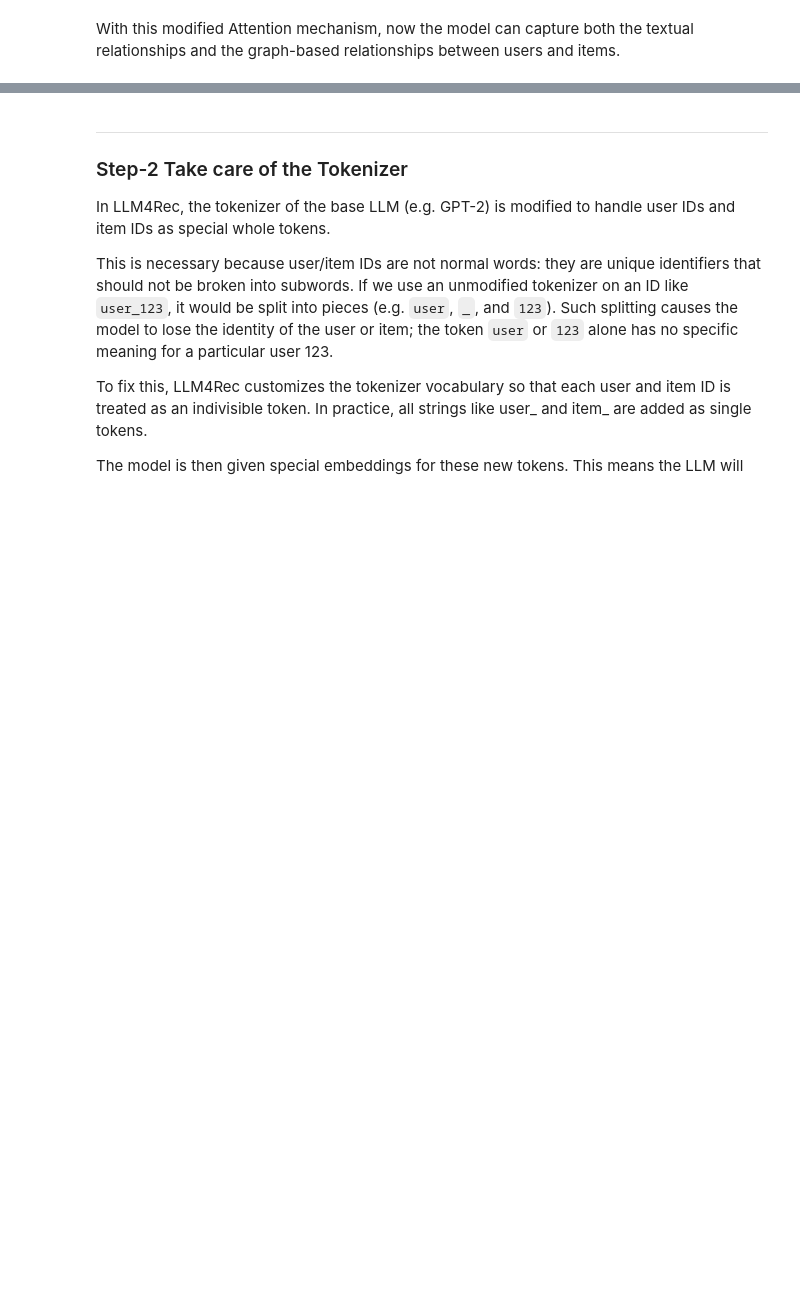
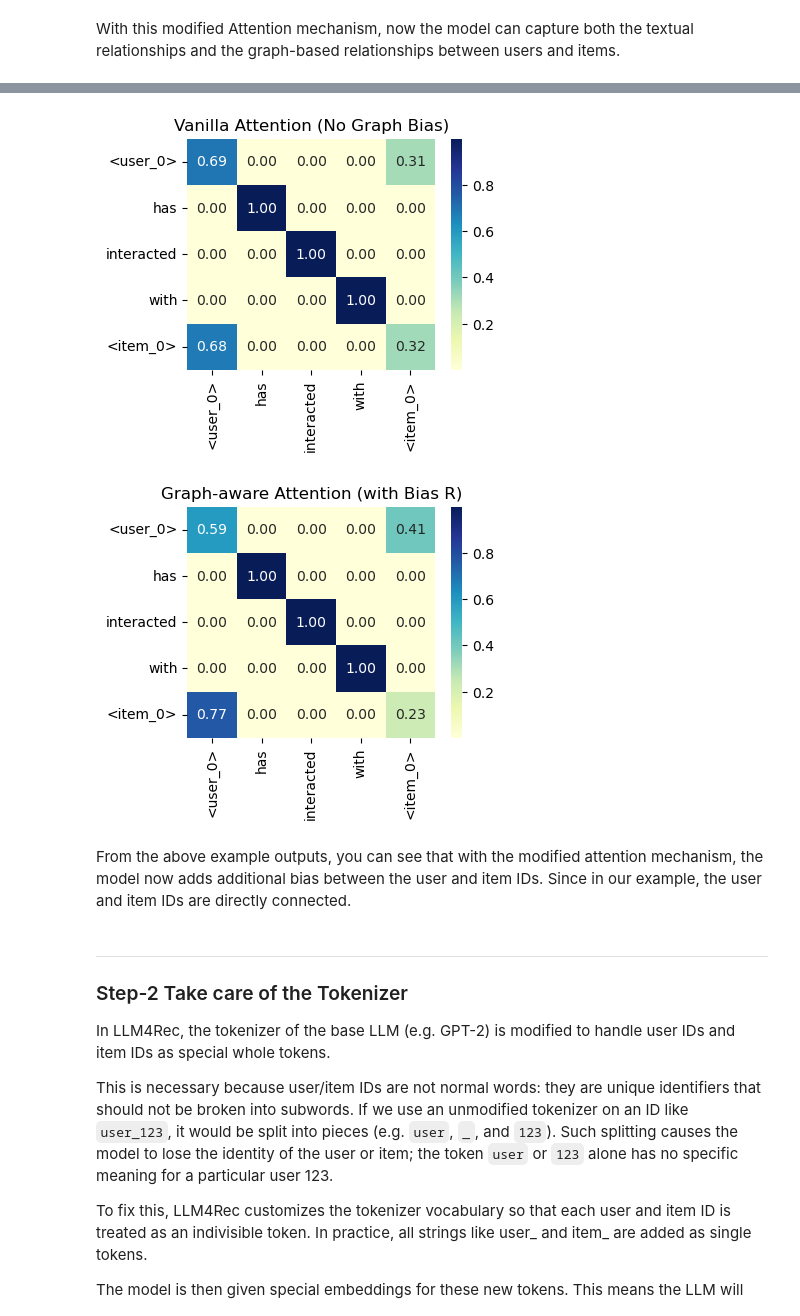
Before and after one commit to UnicornJin/BT4222LLM4Rec, a Jupyter notebook: notebook_materials/BT4222-LLM4Rec.ipynb, the cells around one changed output, grey strips where cells are left out. Cells and saved outputs as stored; diff of their text form; code cells hidden in the pictures; blank space fills up the shorter version.

Commit message:
Example codes for Attention and tokenizer

```diff
--- a/notebook_materials/BT4222-LLM4Rec.ipynb
+++ b/notebook_materials/BT4222-LLM4Rec.ipynb
@@ -150,0 +171,13 @@ TODO: Example code
+# %%
+# Assume now we have a simple sentence that describes an interaction
+tokens = ["<user_0>", "has", "interacted", "with", "<item_0>"]
+vocab_size = len(tokens)
+embed_dim = 16
+# %%
+# NOTE: The following is a mock embedding metrix for demonstration purposes.
+# In practice, this should be trained with LLMs or other embedding techniques.
+np.random.seed(42)
+token_embeddings = np.random.randn(vocab_size, embed_dim)
+token_embeddings[0] = np.ones(embed_dim)
+token_embeddings[4] = np.ones(embed_dim) * 0.95
+# Becasuse we don't want to make this example too complicated, we are just "pretending" a embedding here.
@@ -151,3 +219,38 @@ TODO: Example code
+# %%
+def softmax(x, axis=-1):
+    x = x - np.max(x, axis=axis, keepdims=True)
+    exp_x = np.exp(x)
+    return exp_x / np.sum(exp_x, axis=axis, keepdims=True)
+
+def compute_attention(Q, K, bias=None):
+    scores = Q @ K.T
+    if bias is not None:
+        scores += bias
+    weights = softmax(scores, axis=-1)
+    return weights
+
+Q = token_embeddings
+K = token_embeddings
+
+# Compute attention scores with and without bias
+attn_vanilla = compute_attention(Q, K) # The vanilla attention without bias
+attn_graph = compute_attention(Q, K, bias=R_sub) # The attention with graph-based bias
+# %%
+# Visualization of the attention matrices
+
+def plot_attn(matrix, title):
+    plt.figure(figsize=(4, 3))
+    sns.heatmap(matrix, xticklabels=tokens, yticklabels=tokens, annot=True, cmap="YlGnBu", fmt=".2f")
+    plt.title(title)
+    plt.show()
+
+plot_attn(attn_vanilla, "Vanilla Attention (No Graph Bias)")
+plot_attn(attn_graph, "Graph-aware Attention (with Bias R)")
+# %% [output]
+[figure, added]
+[figure, added]
+# %% [markdown]
+From the above example outputs, you can see that with the modified attention mechanism, the model now adds additional bias between the user and item IDs. Since in our example, the user and item IDs are directly connected.
 # %% [markdown]
 ---
 
```
Also changed, not shown: parts of 11 cells of this notebook.
